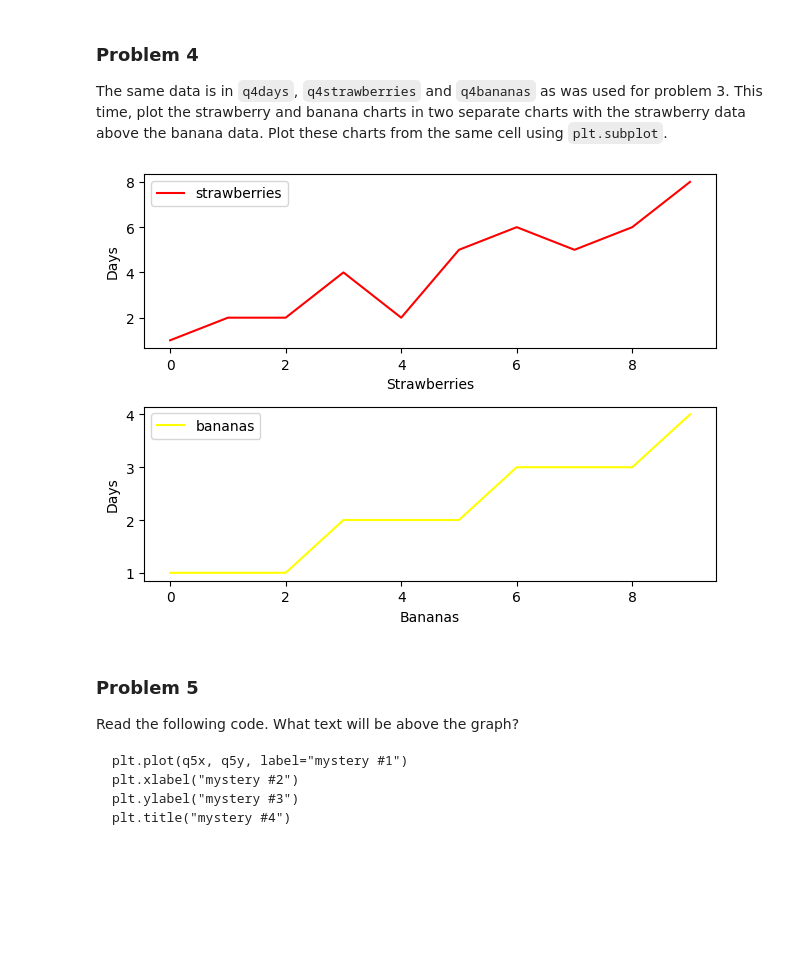
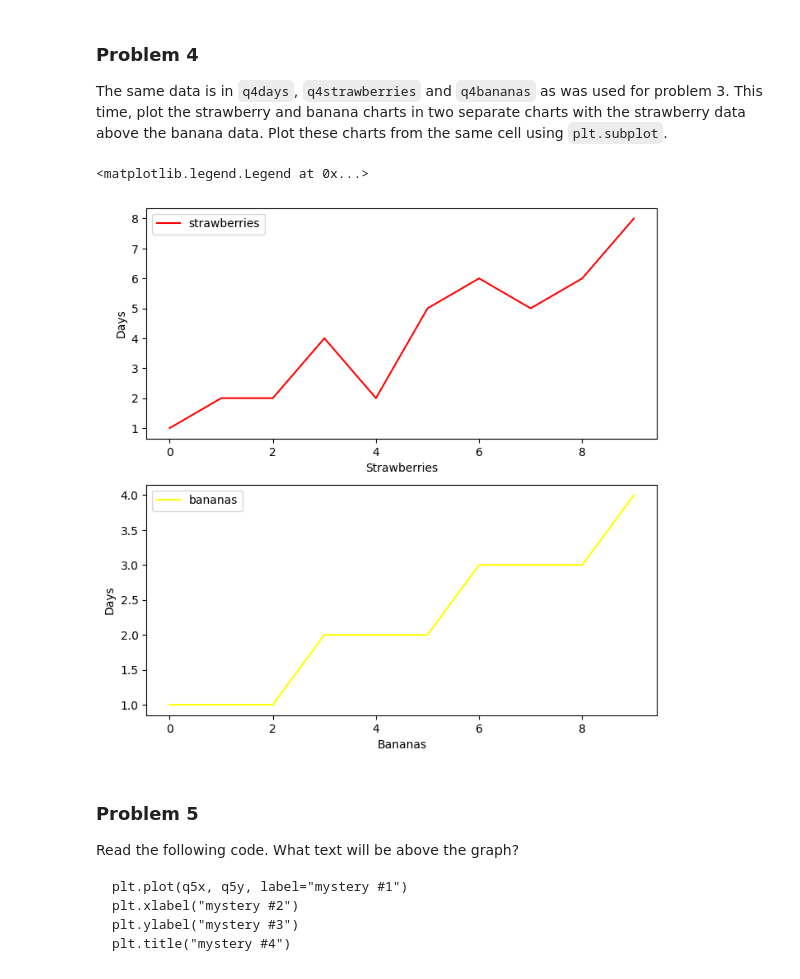
Before and after one commit to echung-3/dx602-homework-05, a Jupyter notebook: homework.ipynb, the cells around one changed output. Saved outputs shown, nothing was run; the diff lists cells and outputs as text; code cells hidden in the pictures; blank space fills up the shorter version.

```diff
--- a/homework.ipynb
+++ b/homework.ipynb
@@ -129,22 +129,23 @@ q4strawberries = [1, 2, 2, 4, 2, 5, 6, 5, 6, 8]
 q4bananas = [1, 1, 1, 2, 2, 2, 3, 3, 3, 4]
 # %%
 # YOUR CHANGES HERE
+plt.figure (figsize = (8,8))
+
 
 plt.subplot (2,1,1)
 plt.plot (q4days, q4strawberries, label = "strawberries", color = "red")
 plt.xlabel ("Strawberries")
 plt.ylabel ("Days")
 plt.legend()
 
 plt.subplot (2,1,2)
 plt.plot (q4days, q4bananas, label = "bananas", color = "yellow")
 plt.xlabel ("Bananas")
 plt.ylabel ("Days")
 plt.legend()
-
-plt.tight_layout()
 # %% [output]
+<matplotlib.legend.Legend at 0x...>
-[figure, old version]
+[figure, new version]
 # %% [markdown]
 ### Problem 5
 
```
Also changed, not shown: parts of 1 cell of this notebook.
